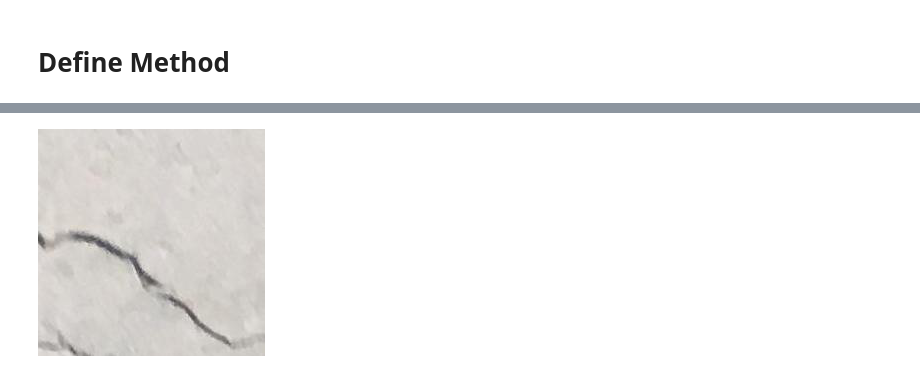
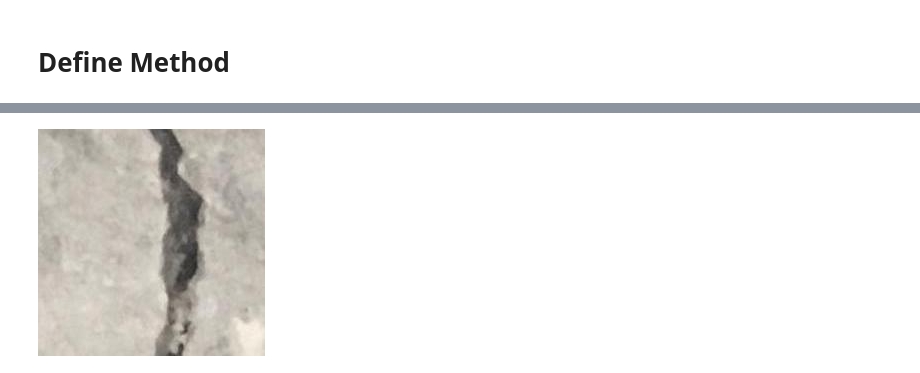
Before and after one commit to tobeor3009/pix2pix_mono_seg, a Jupyter notebook: grad_cam_구현.ipynb, the cells around one changed output, grey strips where cells are left out. Saved outputs shown, nothing was run; the diff lists cells and outputs as text; code cells hidden in the pictures.

```diff
--- a/grad_cam_구현.ipynb
+++ b/grad_cam_구현.ipynb
@@ -163,11 +248,11 @@ conv5_block3_out
 # %%
 from PIL import Image
 
-img_index = 34857
+img_index = 38421
 
 img_size = (227,227)
 test_image_path = train_image_path[img_index]
 
 display(Image.open(test_image_path))
 # %% [output]
-[figure, old version]
+[figure, new version]
```
Also changed, not shown: parts of 15 cells of this notebook, 10 other files.
